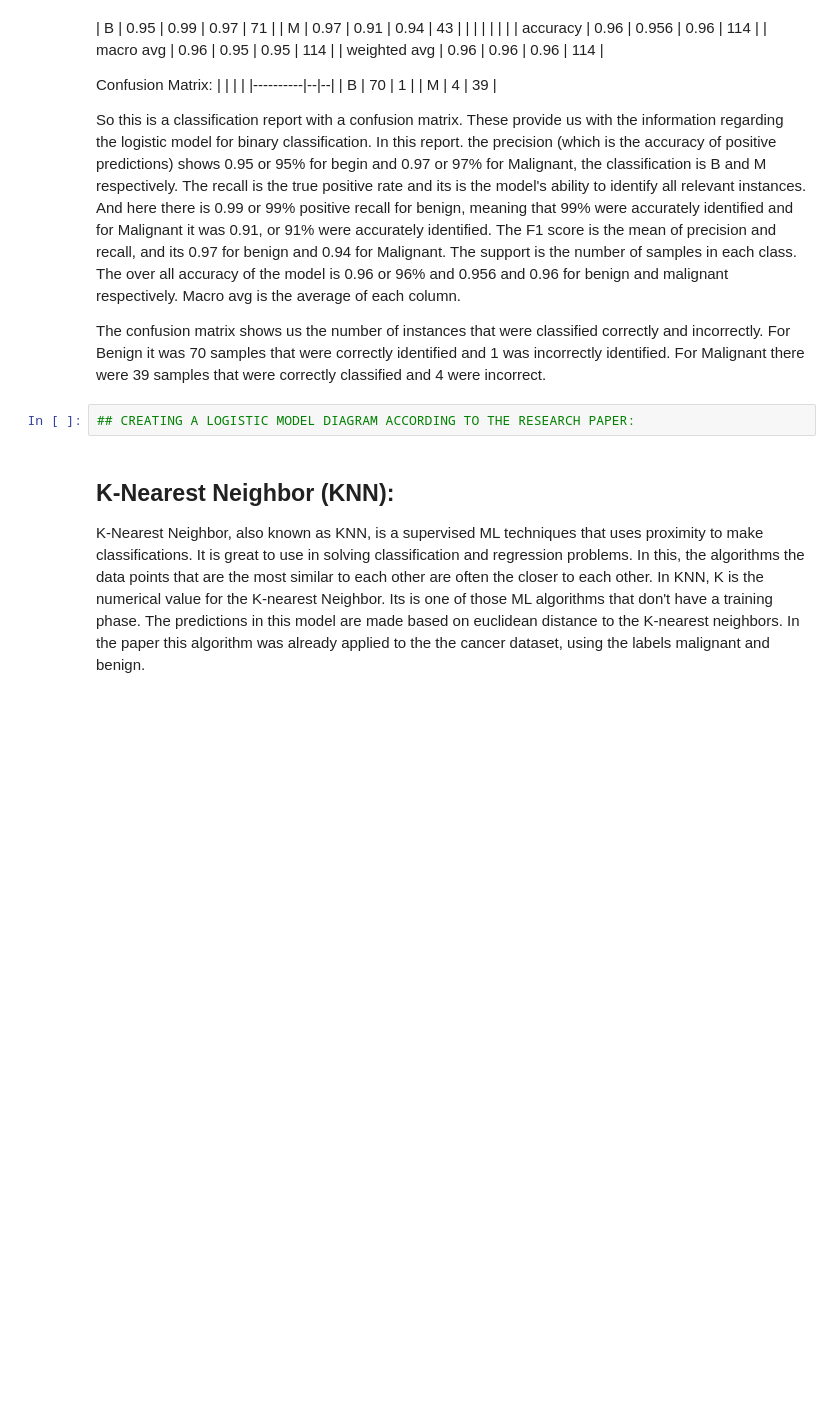
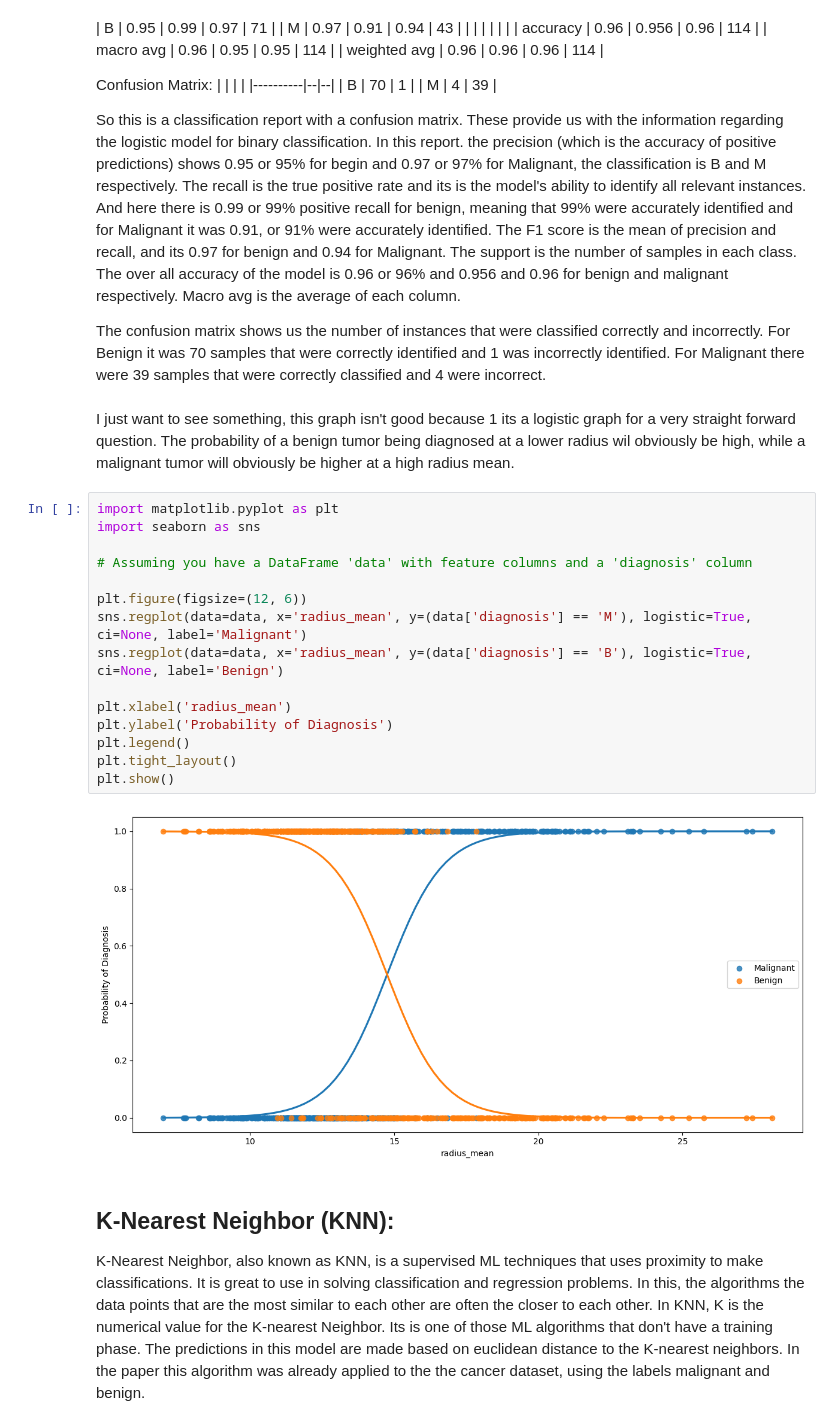
Before and after one commit to Kabhatt/Machine-Learning-Analysis-of-Breast-Cancer-Data, a Jupyter notebook: cancer-1.ipynb, the cells around one changed output. Cells and saved outputs as stored; diff of their text form; blank space fills up the shorter version.

```diff
--- a/cancer-1.ipynb
+++ b/cancer-1.ipynb
@@ -377,8 +362,25 @@ So this is a classification report with a confusion matrix. These provide us wit
 
 
 The confusion matrix shows us the number of instances that were classified correctly and incorrectly. For Benign it was 70 samples that were correctly identified and 1 was incorrectly identified. For Malignant there were 39 samples that were correctly classified and 4 were incorrect.
-# %%
-## CREATING A LOGISTIC MODEL DIAGRAM ACCORDING TO THE RESEARCH PAPER:
+# %% [markdown]
+I just want to see something, this graph isn't good because 1 its a logistic graph for a very straight forward question. The probability of a benign tumor being diagnosed at a lower radius wil obviously be high, while a malignant tumor will obviously be higher at a high radius mean.
+# %%
+import matplotlib.pyplot as plt
+import seaborn as sns
+
+# Assuming you have a DataFrame 'data' with feature columns and a 'diagnosis' column
+
+plt.figure(figsize=(12, 6))
+sns.regplot(data=data, x='radius_mean', y=(data['diagnosis'] == 'M'), logistic=True, ci=None, label='Malignant')
+sns.regplot(data=data, x='radius_mean', y=(data['diagnosis'] == 'B'), logistic=True, ci=None, label='Benign')
+
+plt.xlabel('radius_mean')
+plt.ylabel('Probability of Diagnosis')
+plt.legend()
+plt.tight_layout()
+plt.show()
+# %% [output]
+[figure, added]
 # %% [markdown]
 ## K-Nearest Neighbor (KNN):
 
```
Also changed, not shown: parts of 16 cells of this notebook.
